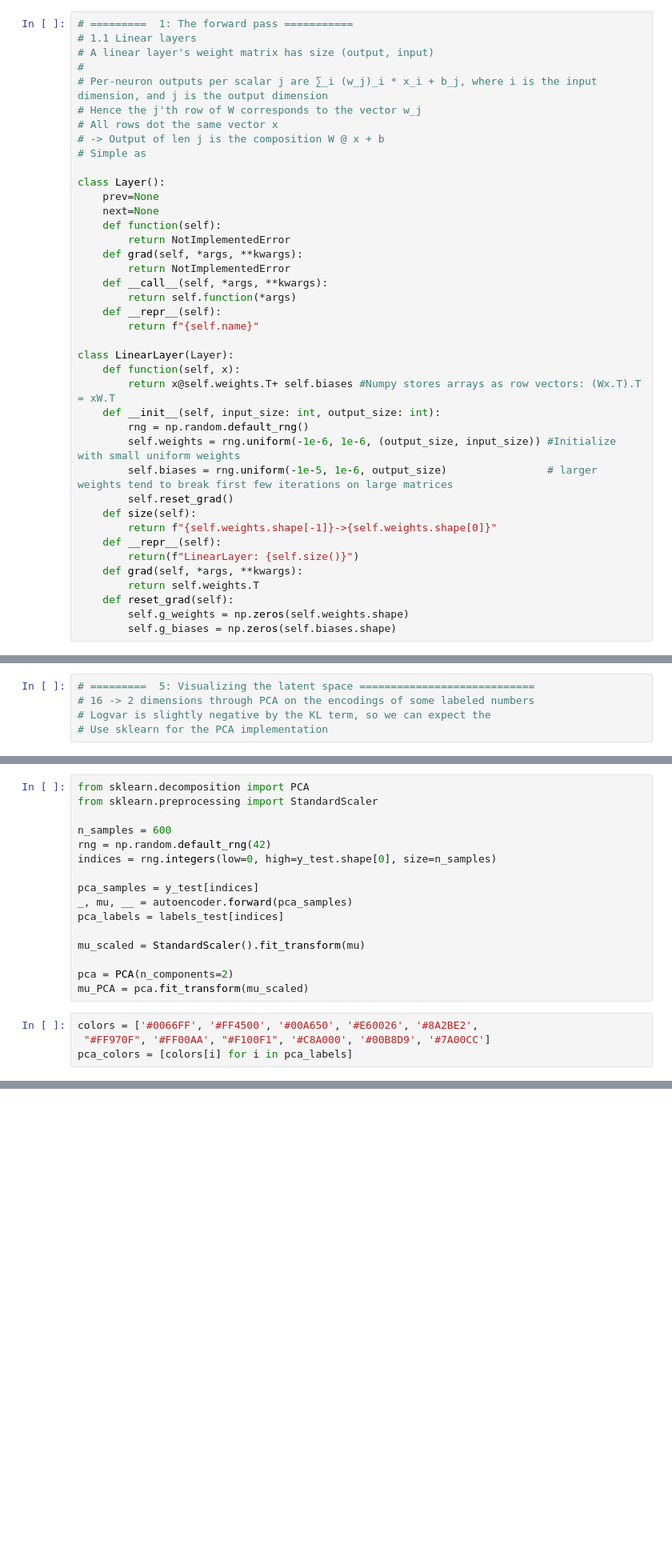
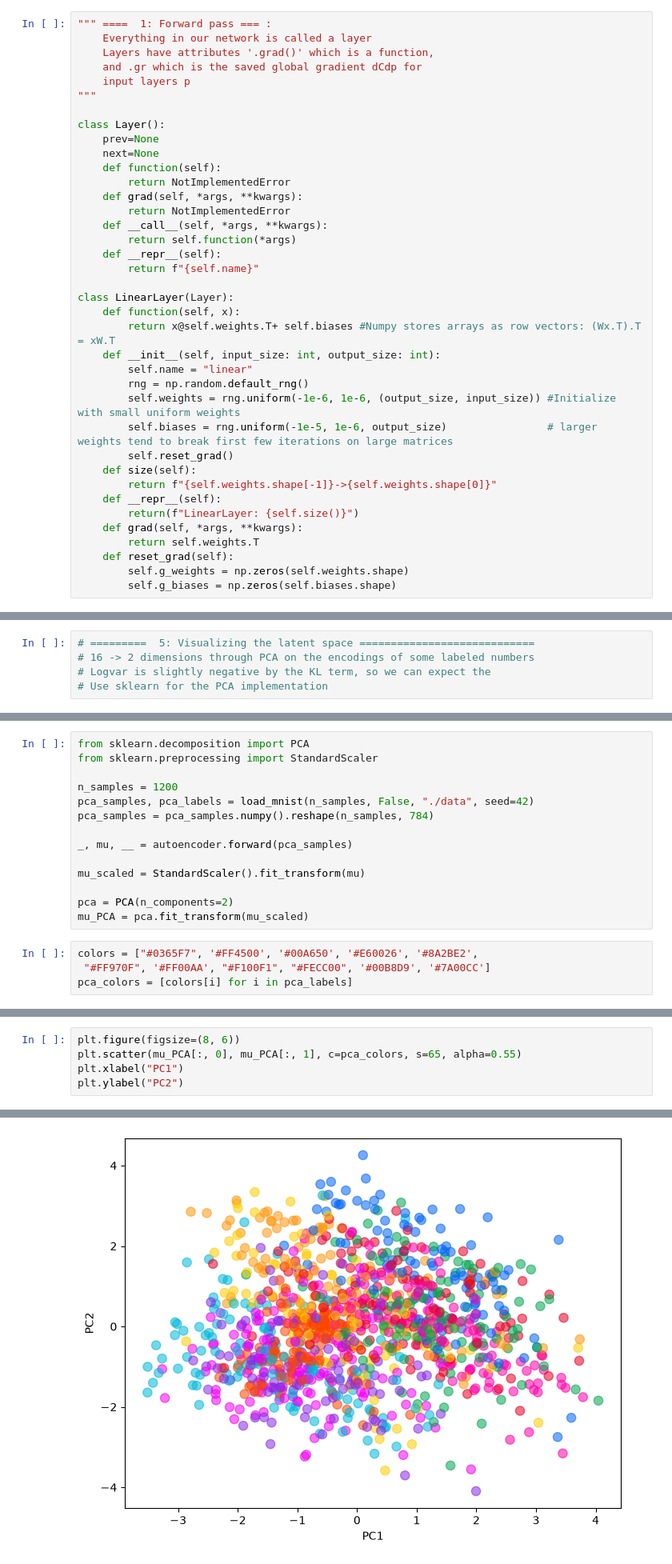
Before and after one commit to benphqm/numpy-variational-autoencoder, a Jupyter notebook: numpy-VAE.ipynb, the cells around one changed output, grey strips where cells are left out. Shown at 80% size. Drawn from its saved outputs; the diff is of its cells as text; blank space fills up the shorter version.

```diff
--- a/numpy-VAE.ipynb
+++ b/numpy-VAE.ipynb
@@ -3,13 +5,10 @@ import numpy as np
 # %%
-# =========  1: The forward pass ===========
-# 1.1 Linear layers
-# A linear layer's weight matrix has size (output, input)
-#
-# Per-neuron outputs per scalar j are ∑_i (w_j)_i * x_i + b_j, where i is the input dimension, and j is the output dimension
-# Hence the j'th row of W corresponds to the vector w_j
-# All rows dot the same vector x
-# -> Output of len j is the composition W @ x + b
-# Simple as
+""" ====  1: Forward pass === :
+    Everything in our network is called a layer
+    Layers have attributes '.grad()' which is a function,
+    and .gr which is the saved global gradient dCdp for
+    input layers p
+"""
 
 class Layer():
     prev=None
@@ -27,6 +26,7 @@ class LinearLayer(Layer):
     def function(self, x):
         return x@self.weights.T+ self.biases #Numpy stores arrays as row vectors: (Wx.T).T = xW.T
     def __init__(self, input_size: int, output_size: int):
+        self.name = "linear"
         rng = np.random.default_rng()
         self.weights = rng.uniform(-1e-6, 1e-6, (output_size, input_size)) #Initialize with small uniform weights
         self.biases = rng.uniform(-1e-5, 1e-6, output_size)                # larger weights tend to break first few iterations on large matrices
@@ -553,19 +542,17 @@ plot_latent_stats(mus, logvars, d=16, batch_size=BATCH_SIZE)
 from sklearn.decomposition import PCA
 from sklearn.preprocessing import StandardScaler
 
-n_samples = 600
-rng = np.random.default_rng(42)
-indices = rng.integers(low=0, high=y_test.shape[0], size=n_samples)
+n_samples = 1200
+pca_samples, pca_labels = load_mnist(n_samples, False, "./data", seed=42)
+pca_samples = pca_samples.numpy().reshape(n_samples, 784)
 
-pca_samples = y_test[indices]
 _, mu, __ = autoencoder.forward(pca_samples)
-pca_labels = labels_test[indices]
 
 mu_scaled = StandardScaler().fit_transform(mu)
 
 pca = PCA(n_components=2)
 mu_PCA = pca.fit_transform(mu_scaled)
 # %%
-colors = ['#0066FF', '#FF4500', '#00A650', '#E60026', '#8A2BE2',
- "#FF970F", '#FF00AA', "#F100F1", '#C8A000', '#00B8D9', '#7A00CC']
+colors = ["#0365F7", '#FF4500', '#00A650', '#E60026', '#8A2BE2',
+ "#FF970F", '#FF00AA', "#F100F1", "#FECC00", '#00B8D9', '#7A00CC']
 pca_colors = [colors[i] for i in pca_labels]
@@ -581,0 +559,6 @@ plt.imshow(latent_mean.reshape(28,28), cmap="gray_r")
+# %%
+plt.figure(figsize=(8, 6))
+plt.scatter(mu_PCA[:, 0], mu_PCA[:, 1], c=pca_colors, s=65, alpha=0.55)
+plt.xlabel("PC1")
+plt.ylabel("PC2")
+# %% [output]
@@ -581,0 +566 @@ plt.imshow(latent_mean.reshape(28,28), cmap="gray_r")
+[figure, added]
```
Also changed, not shown: parts of 21 cells of this notebook, 11 other files.
